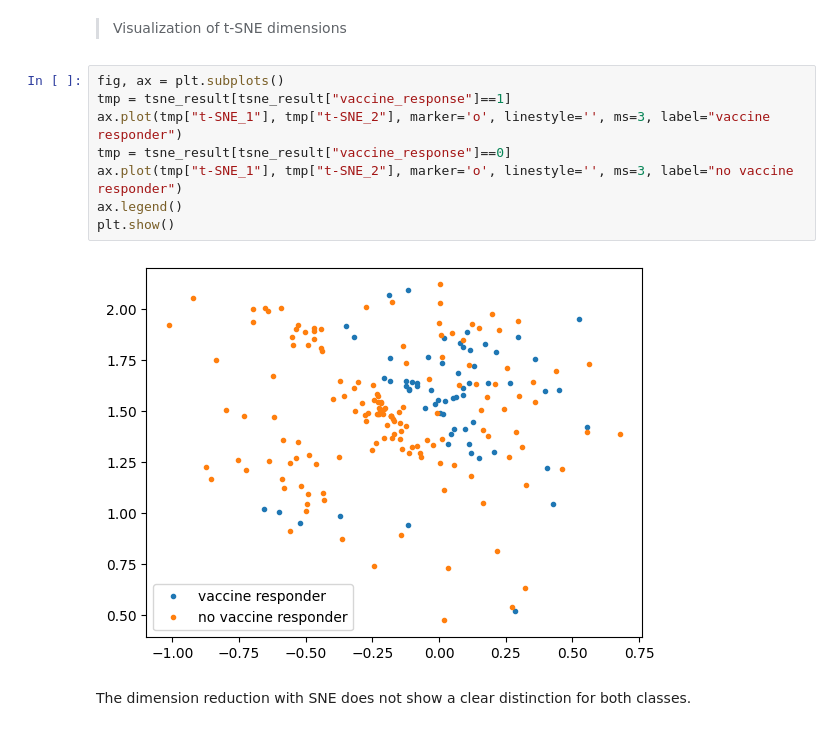
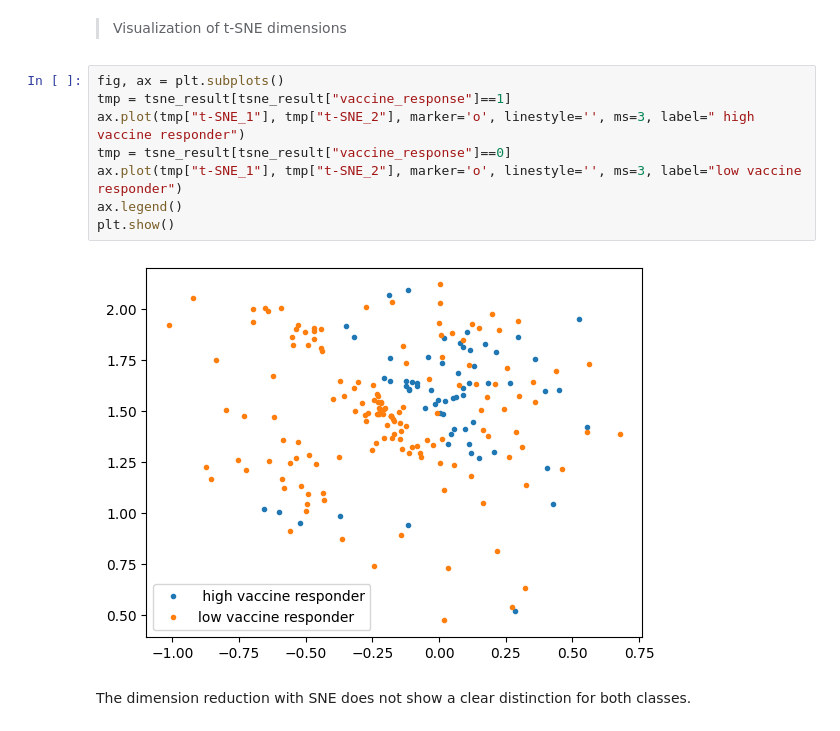
Before and after one commit to Mathis1012/Group-Project-Data, a Jupyter notebook: machine-learning-lsa.ipynb, the cells around one changed output. Cells and saved outputs as stored; diff of their text form.

```diff
--- a/machine-learning-lsa.ipynb
+++ b/machine-learning-lsa.ipynb
@@ -702,13 +702,13 @@ tsne_result
 # %%
 fig, ax = plt.subplots()
 tmp = tsne_result[tsne_result["vaccine_response"]==1]
-ax.plot(tmp["t-SNE_1"], tmp["t-SNE_2"], marker='o', linestyle='', ms=3, label="vaccine responder")
+ax.plot(tmp["t-SNE_1"], tmp["t-SNE_2"], marker='o', linestyle='', ms=3, label=" high vaccine responder")
 tmp = tsne_result[tsne_result["vaccine_response"]==0]
-ax.plot(tmp["t-SNE_1"], tmp["t-SNE_2"], marker='o', linestyle='', ms=3, label="no vaccine responder")
+ax.plot(tmp["t-SNE_1"], tmp["t-SNE_2"], marker='o', linestyle='', ms=3, label="low vaccine responder")
 ax.legend()
 plt.show()
 # %% [output]
-[figure, old version]
+[figure, new version]
 # %% [markdown]
 The dimension reduction with SNE does not show a clear distinction for both classes.
 # %% [markdown]
```
Also changed, not shown: parts of 8 cells of this notebook.
